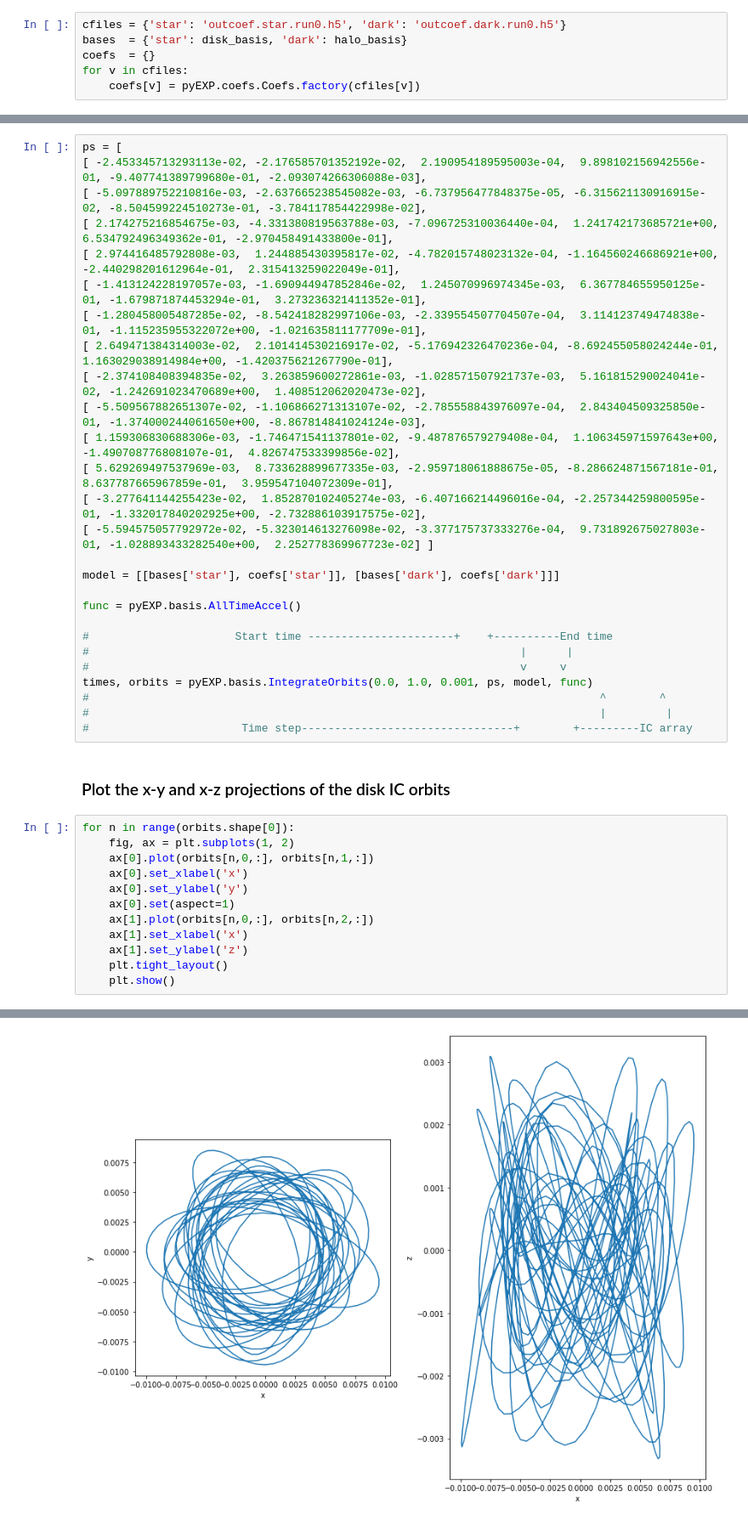
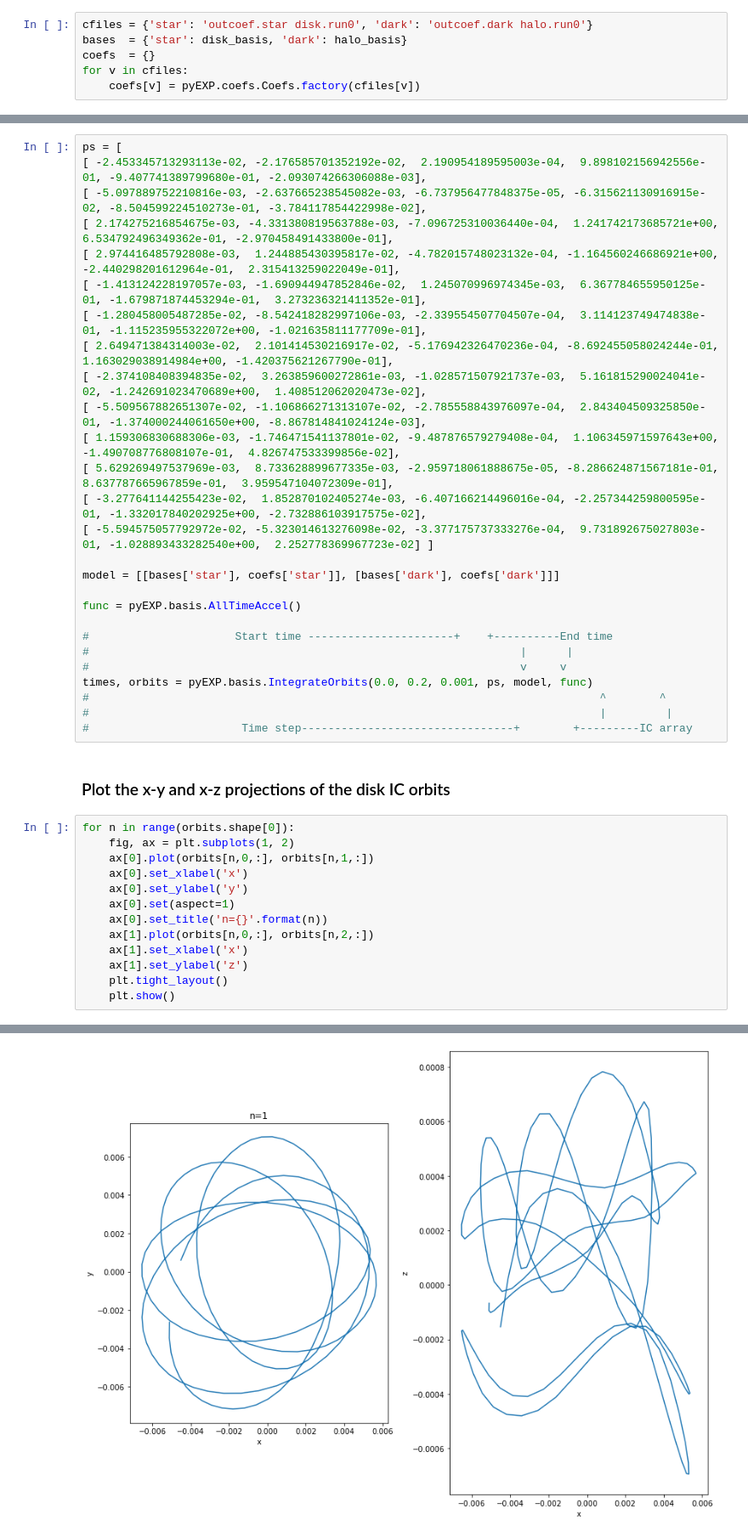
Before and after one commit to EXP-code/pyEXP-examples, a Jupyter notebook: Tutorials/Orbits/orbits in an EXP field.ipynb, the cells around one changed output, grey strips where cells are left out. Shown at 85% size. Saved outputs shown, nothing was run; the diff lists cells and outputs as text.

```diff
--- a/Tutorials/Orbits/orbits in an EXP field.ipynb
+++ b/Tutorials/Orbits/orbits in an EXP field.ipynb
@@ -73,7 +75,7 @@ halo_basis = pyEXP.basis.Basis.factory(halo_config)
 ### Read the coefficients
 This is a HDF5 file previously computed using the `make_coefficients_MPI.py` script.  You simply need to point `coeffile` at some coefficient file.   In this notebook, we will make a copy of the originaly coefficient set 'coefs0' to get a working copy 'coefs' that will be used for MSSA updates.
 # %%
-cfiles = {'star': 'outcoef.star.run0.h5', 'dark': 'outcoef.dark.run0.h5'}
+cfiles = {'star': 'outcoef.star disk.run0', 'dark': 'outcoef.dark halo.run0'}
 bases  = {'star': disk_basis, 'dark': halo_basis}
 coefs  = {}
 for v in cfiles:
@@ -105,7 +107,7 @@ func = pyEXP.basis.AllTimeAccel()
 #                      Start time ----------------------+    +----------End time
 #                                                                 |      |
 #                                                                 v     v
-times, orbits = pyEXP.basis.IntegrateOrbits(0.0, 1.0, 0.001, ps, model, func)
+times, orbits = pyEXP.basis.IntegrateOrbits(0.0, 0.2, 0.001, ps, model, func)
 #                                                                             ^        ^
 #                                                                             |         |
 #                       Time step--------------------------------+        +---------IC array
@@ -118,6 +120,7 @@ for n in range(orbits.shape[0]):
     ax[0].set_xlabel('x')
     ax[0].set_ylabel('y')
     ax[0].set(aspect=1)
+    ax[0].set_title('n={}'.format(n))
     ax[1].plot(orbits[n,0,:], orbits[n,2,:])
     ax[1].set_xlabel('x')
     ax[1].set_ylabel('z')
@@ -128 +131 @@ for n in range(orbits.shape[0]):
-[figure, old version]
+[figure, new version]
```
Also changed, not shown: parts of 4 cells of this notebook, 6 other files.
